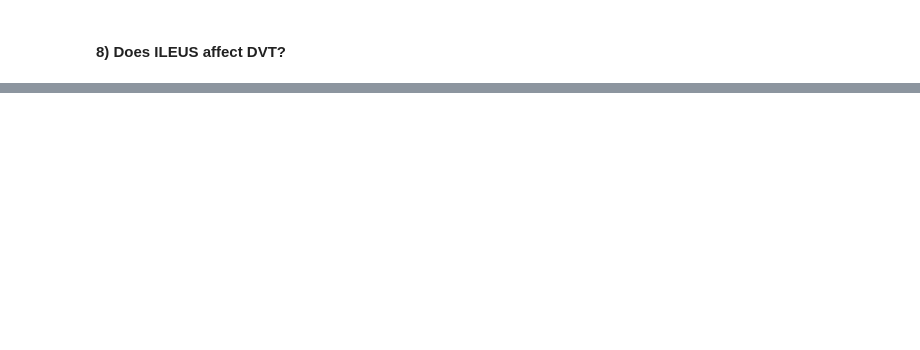
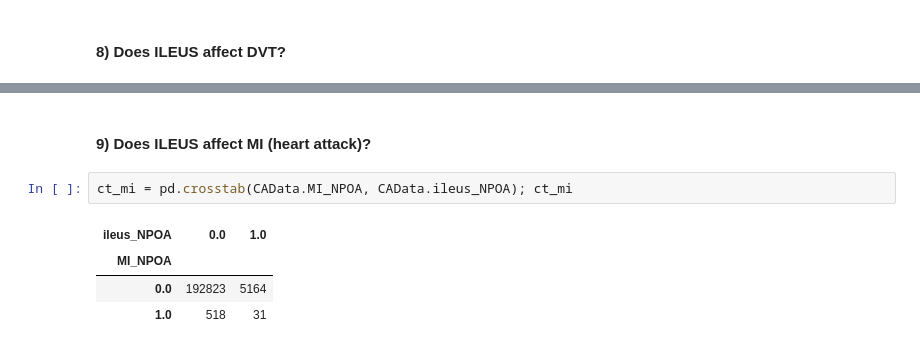
Before and after one commit to vionawu902/Loyola-ILEUS-Analysis, a Jupyter notebook: Analysis.ipynb, the cells around one changed output, grey strips where cells are left out. Drawn from its saved outputs; the diff is of its cells as text; blank space fills up the shorter version.

```diff
--- a/Analysis.ipynb
+++ b/Analysis.ipynb
@@ -258,0 +319,9 @@ p-value:  9.89814701517e-18
+# %% [markdown]
+#### 9) Does ILEUS affect MI (heart attack)?
+# %%
+ct_mi = pd.crosstab(CAData.MI_NPOA, CAData.ileus_NPOA); ct_mi
+# %% [output]
+| ileus_NPOA | 0.0 | 1.0 |
+| MI_NPOA |  |  |
+| 0.0 | 192823 | 5164 |
+| 1.0 | 518 | 31 |
```
Also changed, not shown: parts of 27 cells of this notebook.
